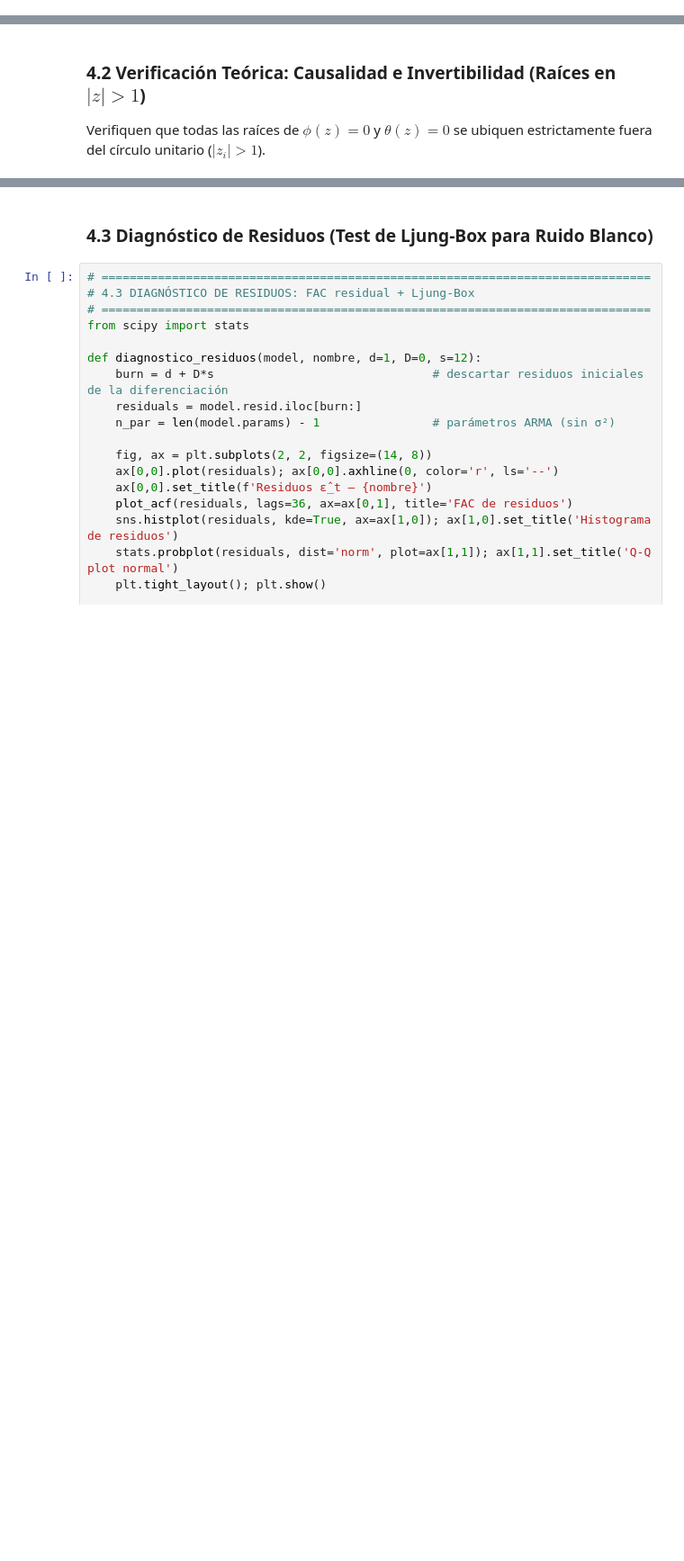
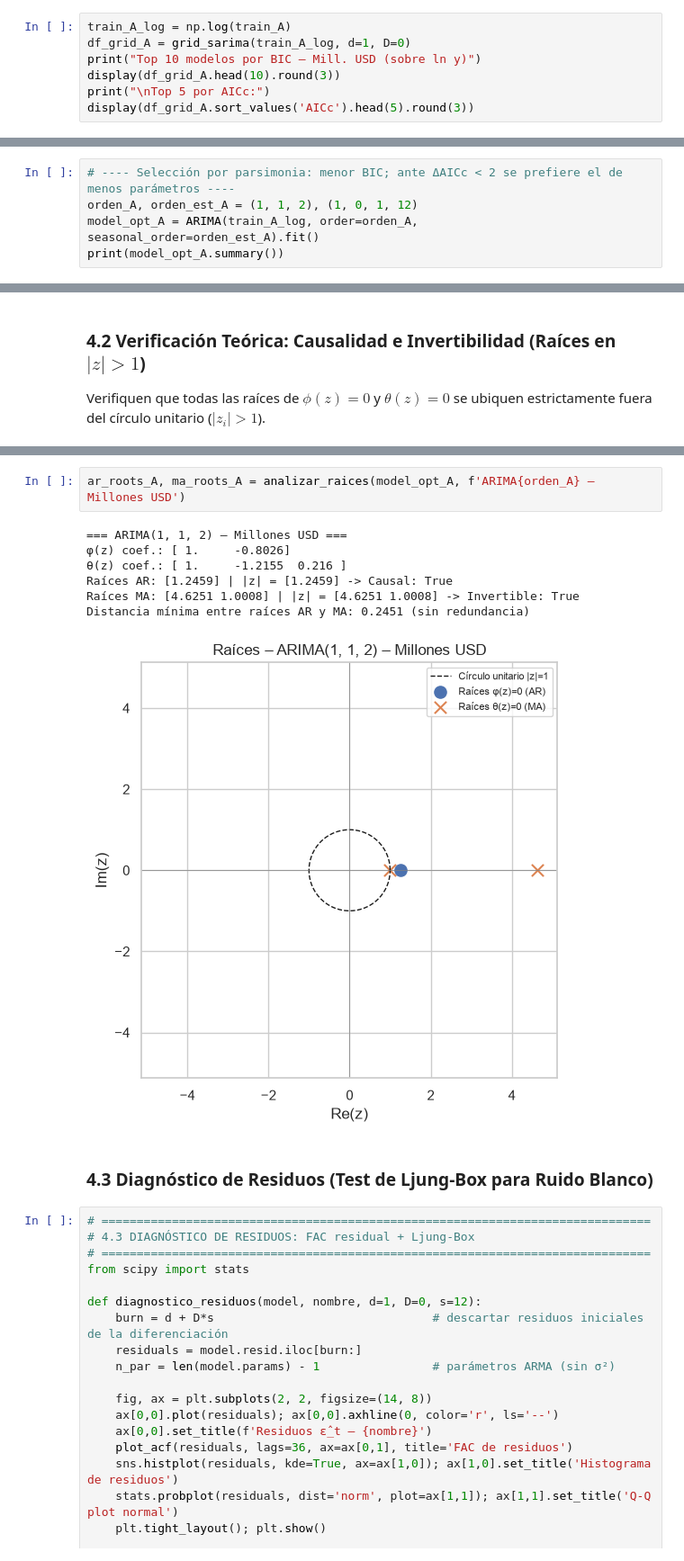
Before and after one commit to arosteguicp/TimeSeries1, a Jupyter notebook: Copia_de_Proyecto_de_Medio_Curso_Guía_de_Implementación (1).ipynb, the cells around one changed output, grey strips where cells are left out. Shown at 90% size. Cells and saved outputs as stored; diff of their text form; blank space fills up the shorter version.

```diff
--- a/Copia_de_Proyecto_de_Medio_Curso_Guía_de_Implementación (1).ipynb
+++ b/Copia_de_Proyecto_de_Medio_Curso_Guía_de_Implementación (1).ipynb
@@ -459,3 +669,10 @@ Covariance Type:                  opg
 
 Warnings:
 [1] Covariance matrix calculated using the outer product of gradients (complex-step).
+# %%
+train_A_log = np.log(train_A)
+df_grid_A = grid_sarima(train_A_log, d=1, D=0)
+print("Top 10 modelos por BIC – Mill. USD (sobre ln y)")
+display(df_grid_A.head(10).round(3))
+print("\nTop 5 por AICc:")
+display(df_grid_A.sort_values('AICc').head(5).round(3))
@@ -461,0 +700,5 @@ Warnings:
+# %%
+# ---- Selección por parsimonia: menor BIC; ante ΔAICc < 2 se prefiere el de menos parámetros ----
+orden_A, orden_est_A = (1, 1, 2), (1, 0, 1, 12)
+model_opt_A = ARIMA(train_A_log, order=orden_A, seasonal_order=orden_est_A).fit()
+print(model_opt_A.summary())
@@ -514,3 +775,13 @@ Raíces MA: no hay (polinomio = 1) -> Invertible trivialmente
+# %%
+ar_roots_A, ma_roots_A = analizar_raices(model_opt_A, f'ARIMA{orden_A} – Millones USD')
+# %% [output]
+=== ARIMA(1, 1, 2) – Millones USD ===
+φ(z) coef.: [ 1.     -0.8026]
+θ(z) coef.: [ 1.     -1.2155  0.216 ]
+Raíces AR: [1.2459] | |z| = [1.2459] -> Causal: True
+Raíces MA: [4.6251 1.0008] | |z| = [4.6251 1.0008] -> Invertible: True
+Distancia mínima entre raíces AR y MA: 0.2451 (sin redundancia)
+[figure, added]
 # %% [markdown]
 ### 4.3 Diagnóstico de Residuos (Test de Ljung-Box para Ruido Blanco)
 # %%
```
Also changed, not shown: parts of 27 cells of this notebook, 1 other file.
